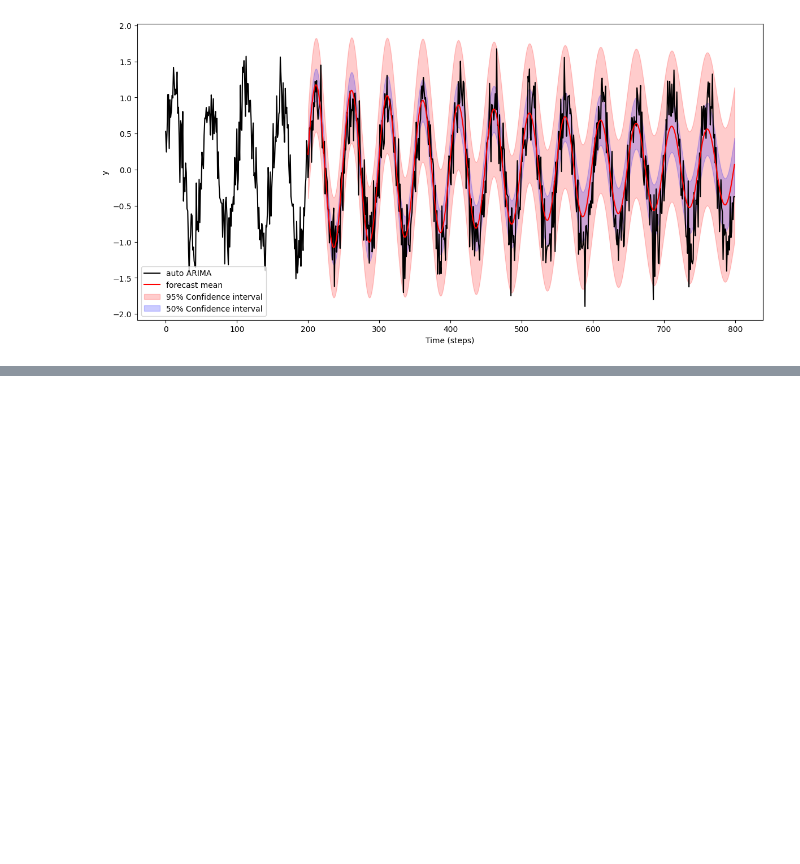
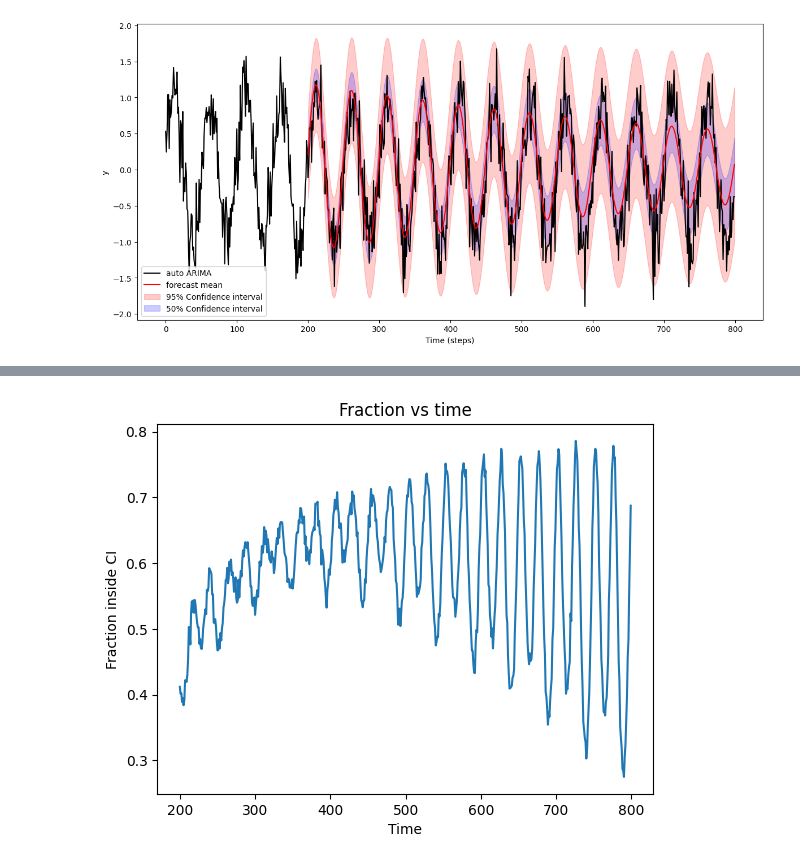
Before and after one commit to 12Mahmud99/ARIMA, a Jupyter notebook: auto_arima_2.ipynb, the cells around one changed output, grey strips where cells are left out. Drawn from its saved outputs; the diff is of its cells as text; code cells hidden in the pictures; blank space fills up the shorter version.

```diff
--- a/auto_arima_2.ipynb
+++ b/auto_arima_2.ipynb
@@ -83,12 +84,13 @@ plt.show()
 # %%
-trajectories = torch.stack([torch.tensor(sim.values, dtype=torch.float32)for sim in sims])
 ci_lower = torch.tensor(ci50.iloc[:, 0].values, dtype=torch.float32)
 ci_upper = torch.tensor(ci50.iloc[:, 1].values, dtype=torch.float32)
 
 values=utils.fractionMetric(trajectories, ci_lower=ci_lower,ci_upper=ci_upper)
 
 plt.plot(test.index, values)
 plt.ylabel("Fraction inside CI")
 plt.xlabel("Time")
 plt.title("Fraction vs time")
 plt.show()
+# %% [output]
+[figure, added]
```
Also changed, not shown: parts of 2 cells of this notebook, 1 other file.
